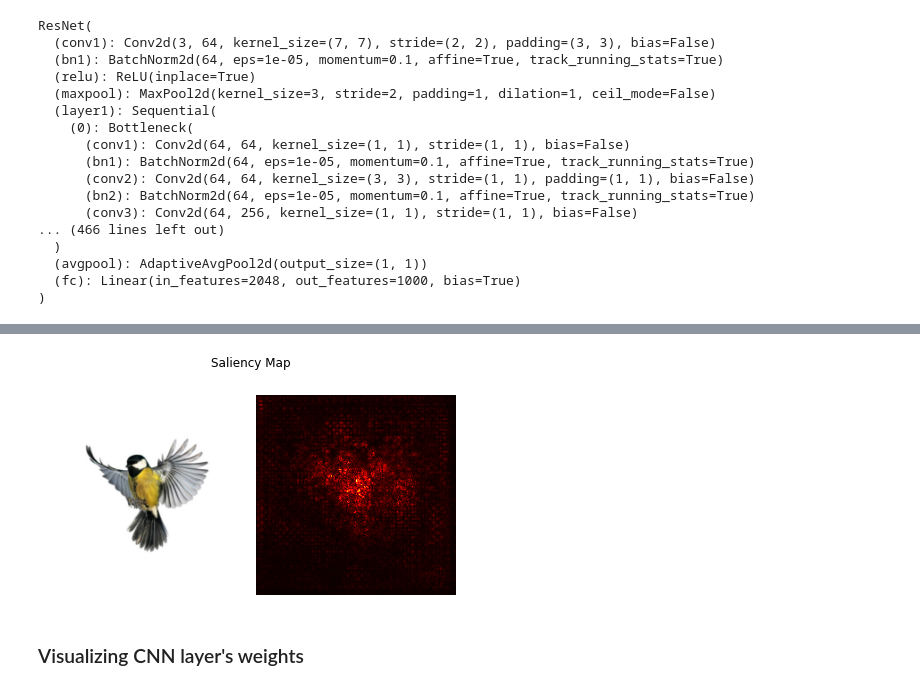
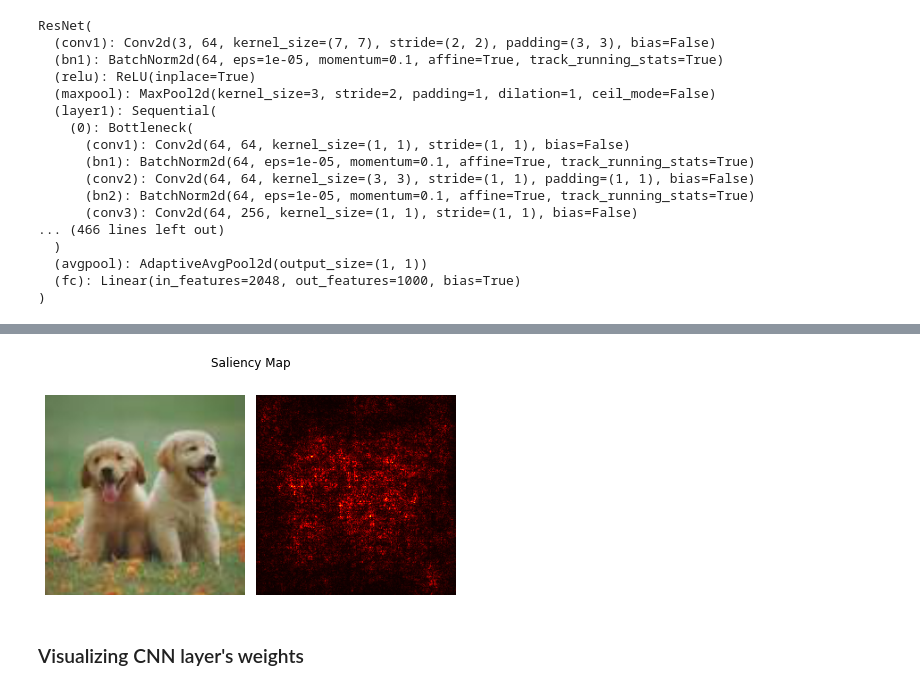
Before and after one commit to Darshansingh11/SMAI-FP, a Jupyter notebook: Understanding_CNN.ipynb, the cells around one changed output, grey strips where cells are left out. Drawn from its saved outputs; the diff is of its cells as text; code cells hidden in the pictures.

```diff
--- a/Understanding_CNN.ipynb
+++ b/Understanding_CNN.ipynb
@@ -100,14 +103,8 @@ image = image.reshape(-1, 224, 224)
-# %%
-fig, ax = plt.subplots(1, 2)
-ax[0].imshow(image.cpu().detach().numpy().transpose(1, 2, 0))
-ax[0].axis('off')
-ax[1].imshow(saliency.cpu(), cmap='hot')
-ax[1].axis('off')
-plt.tight_layout()
-fig.suptitle('Saliency Map')
-plt.show()
-# %% [output]
-[figure, removed]
+# %%
+image = Image.open('imgs/dogs.jpeg')
+create_sm(image)
+# %% [output]
+[figure, added]
 # %% [markdown]
 ### Visualizing CNN layer's weights
 # %%
```
Also changed, not shown: parts of 20 cells of this notebook.
